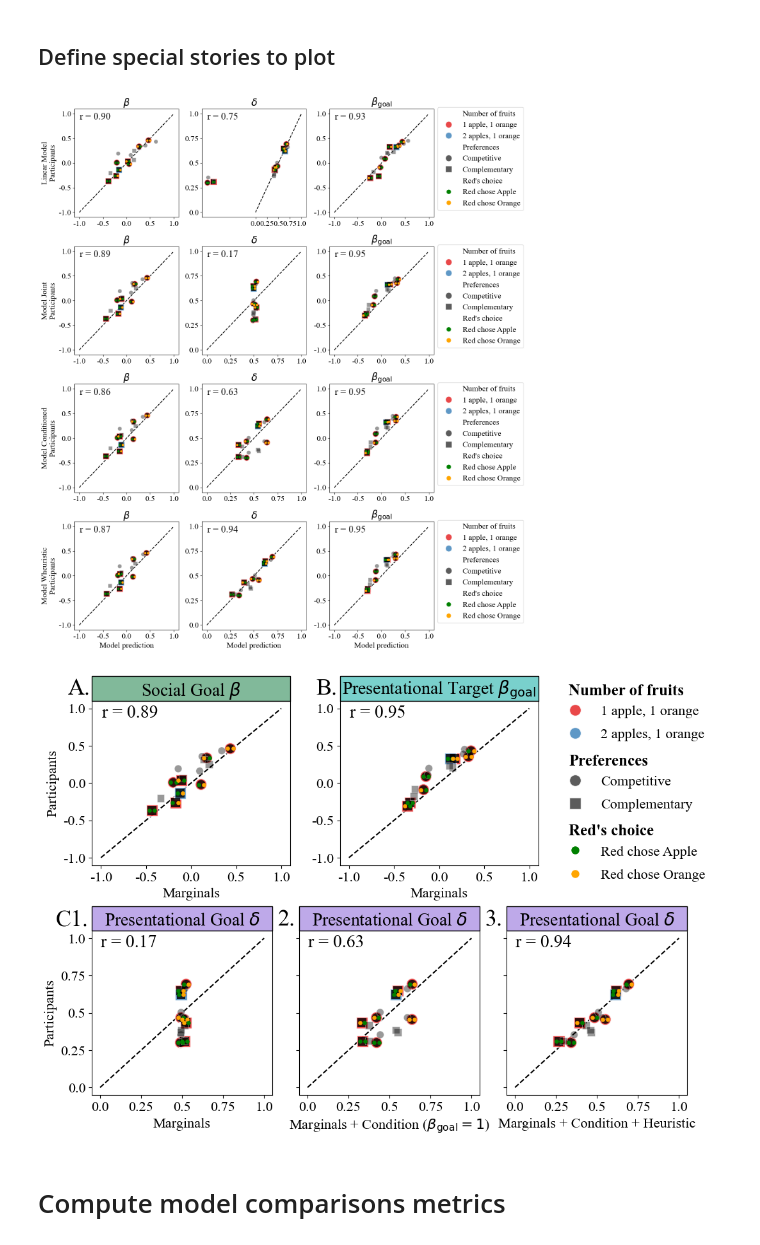
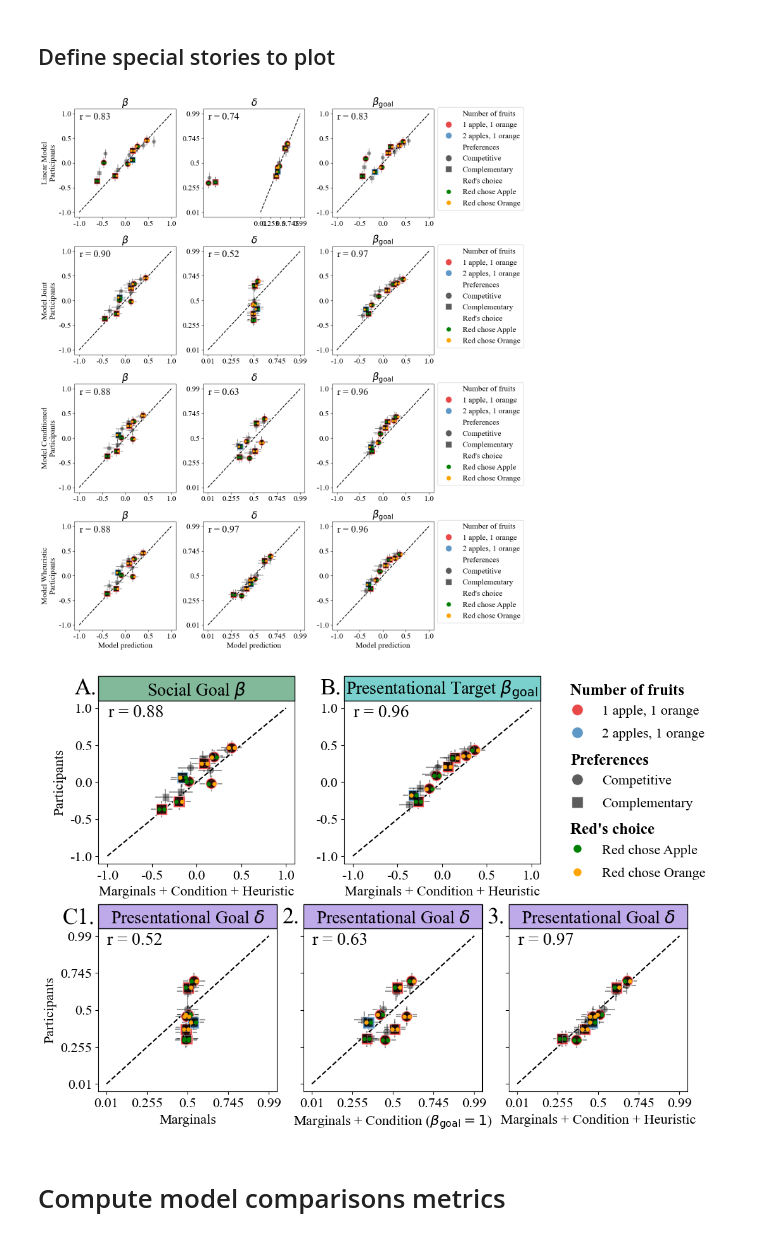
Before and after one commit to Vbtesh/cogsci2026_presentational_goals, a Jupyter notebook: code/exp1_analysis_cogsci.ipynb, the cells around one changed output. Drawn from its saved outputs; the diff is of its cells as text; code cells hidden in the pictures.

```diff
--- a/code/exp1_analysis_cogsci.ipynb
+++ b/code/exp1_analysis_cogsci.ipynb
@@ -208,6 +214,7 @@ dfl_trials = df_trials.melt(
 ### PREPARE DATA FOR MODEL FITTING
 # Get unique prolific IDs and story IDs
 prolific_ids = df_trials.sort_values(['prolific_id', 'story_id'])['prolific_id'].unique()
+n_prolific_ids = prolific_ids.size
 stories_all = df_trials.sort_values(['prolific_id', 'story_id'])['story_id'].unique()
 
 grouped_data = (df_trials.sort_values(['prolific_id', 'story_id'])
@@ -1500,9 +1737,9 @@ for model_name, marginals_func in models_to_fit.items():
         partial(compute_data_loss, marginals_func=marginals_func),
         model_params,
         data_dists,
-        design_matrix,
+        design_matrix.T,
         initial_lr=0.01,
-        num_steps=1200
+        num_steps=1000
     )
 
     fitted_params_models[model_name] = setup_params(final_params)
@@ -1513,19 +1750,20 @@ for model_name, marginals_func in models_to_fit.items():
     print('A_k_B_prec:', fitted_true[1])
     print('C_k_A_prec:', fitted_true[2])
     print('C_k_B_prec:', fitted_true[3])
-    print('rho_care_sd:', fitted_true[5])
-    print('A_k_B_appetite:', fitted_true[6])
-    print('C_k_B_appetite:', fitted_true[7])
-    print('inv_temp:', fitted_true[-3])
+    print('rho_care_sd:', fitted_true[4])
+    print('A_k_B_appetite:', fitted_true[5])
+    print('C_k_B_appetite:', fitted_true[6])
+    print('inv_temp:', fitted_true[7])
+    print('inv_temp_final:', fitted_true[-3])
     if model_name == 'model_wheuristic':
         print('weight:', fitted_true[-2])
         print('heuristic_sd:', fitted_true[-1])
     print('------------')
     print()
 
-    print(f"Computing stories marginals for model: {model_name}")
+
     fitted_params = fitted_params_models[model_name]
-    stories_marginals = A_chooses_fruits_stories(design_matrix, fitted_params, marginals_func)
+    stories_marginals = A_chooses_fruits_stories(design_matrix.T, fitted_params, marginals_func)
     models_stories_marginals[model_name] = stories_marginals
 # %% [output]
 Fitting model: model_wheuristic
@@ -1709,6 +2004,7 @@ axis_labels = {
 
 def plot_scatter_with_corr(ax, param_label, story_id, model_name, df_story_long, stories_special=[]):
     df_story = df_story_long.pivot(index='story_id', columns='model', values=[param_label]).reset_index()
+    df_story_CI = df_story_long.pivot(index='story_id', columns='model', values=[f'CI_{param_label}']).reset_index()
 
 
     x_label = axis_labels['model']
@@ -1735,6 +2031,24 @@ def plot_scatter_with_corr(ax, param_label, story_id, model_name, df_story_long,
 
     df_story_details = df_story[df_story['story_id'].isin(stories_special)]
     df_story_raw = df_story[~df_story['story_id'].isin(stories_special)]
+
+    # Add error bars for the confidence intervals
+    for idx, row in df_story.iterrows():
+        df_story_CI_row = df_story_CI[df_story_CI['story_id'] == row['story_id']]
+        # Get the model CI for the current story and parameter which is in the multiindex column f'CI_{param_label}' and then model_name
+        story_model_CI = np.array(df_story_CI_row[f'CI_{param_label}'][model_name].values[0])
+        story_part_CI = np.array(df_story_CI_row[f'CI_{param_label}']['participants'].values[0])
+
+        if not np.isnan(story_model_CI).any():
+            ci_lower = story_model_CI[0]
+            ci_upper = story_model_CI[1]
+            # Plot a horizontal line for the CI of the model predictions
+            ax.plot([ci_lower, ci_upper], [row[y_label], row[y_label]], color='black', alpha=0.4, zorder=0)
+
+        if not np.isnan(story_part_CI).any():
+            ci_lower = story_part_CI[0]
+            ci_upper = story_part_CI[1]
+            ax.plot([row[x_label], row[x_label]], [ci_lower, ci_upper], color='black', alpha=0.4, zorder=0)
 
     sns.scatterplot(data=df_story_details,
                     y=y_label, x=x_label,
@@ -1785,8 +2099,6 @@ def plot_scatter_with_corr(ax, param_label, story_id, model_name, df_story_long,
             color = 'orange'
         ax.scatter(row[x_label]+offset, row[y_label], color=color, s=fontsizes['marker'])
 
-
-
     # Title is correlation and param label
     r = np.corrcoef(df_story[x_label], df_story[y_label])[0, 1]
     ax.text(0.05, 0.9, "r " + f"= {r:.2f}", transform=ax.transAxes, fontsize=fontsizes['title'])
@@ -1833,14 +2145,11 @@ for i, model_name in enumerate(models):
             ax.legend().remove()
 
 
-
-
-
 plt.tight_layout()
 # %% [output]
-[figure, old version]
+[figure, new version]
 # %%
-model_name = 'model_joint'
+
 model_names = ['model_joint', 'model_conditioned', 'model_wheuristic']
 model_labels = dict(
     model_joint='Marginals',
@@ -1945,34 +2254,34 @@ ax_legend.axis('off')
 # Add legend in the empty first column of row 1
 green_dot = plt.Line2D([0], [0], marker='o', color='w', label='Red chose Apple', markerfacecolor='green', markersize=10)
 orange_dot = plt.Line2D([0], [0], marker='o', color='w', label='Red chose Orange', markerfacecolor='orange', markersize=10)
 white_dot = plt.Line2D([0], [0], marker='o', color='w', label="Red's choice", markerfacecolor='white', markersize=10)
 
 handles, labels = ax.get_legend_handles_labels()
 handles.extend([white_dot, green_dot, orange_dot])
 labels.extend(["Red's choice", 'Red chose Apple', 'Red chose Orange'])
 
 # Place legend to the left of the row 1 plots
 leg = ax_legend.legend(
     handles, labels,
     loc='upper left',
     bbox_to_anchor=(-.4, 1.2),
     fontsize=fontsizes['legend'],
     labelspacing=0.7,
     frameon=False
 )
 
 header_indices = [0, 3, 6]
 # Style header text (bold)
 for i in header_indices:
     text = leg.get_texts()[i]
     text.set_fontweight('bold')
     text.set_fontsize(fontsizes['legend'] + 2)
     text.set_position((-50, -5))  # Shift left; adjust the value as needed
 
 
 fig.savefig('../figures/exp1_model_correlations.pdf', dpi=300, bbox_inches='tight')
 # %% [output]
-[figure, old version]
+[figure, new version]
 # %% [markdown]
 # Compute model comparisons metrics
 # %%
```
Also changed, not shown: parts of 19 cells of this notebook, 5 other files.
